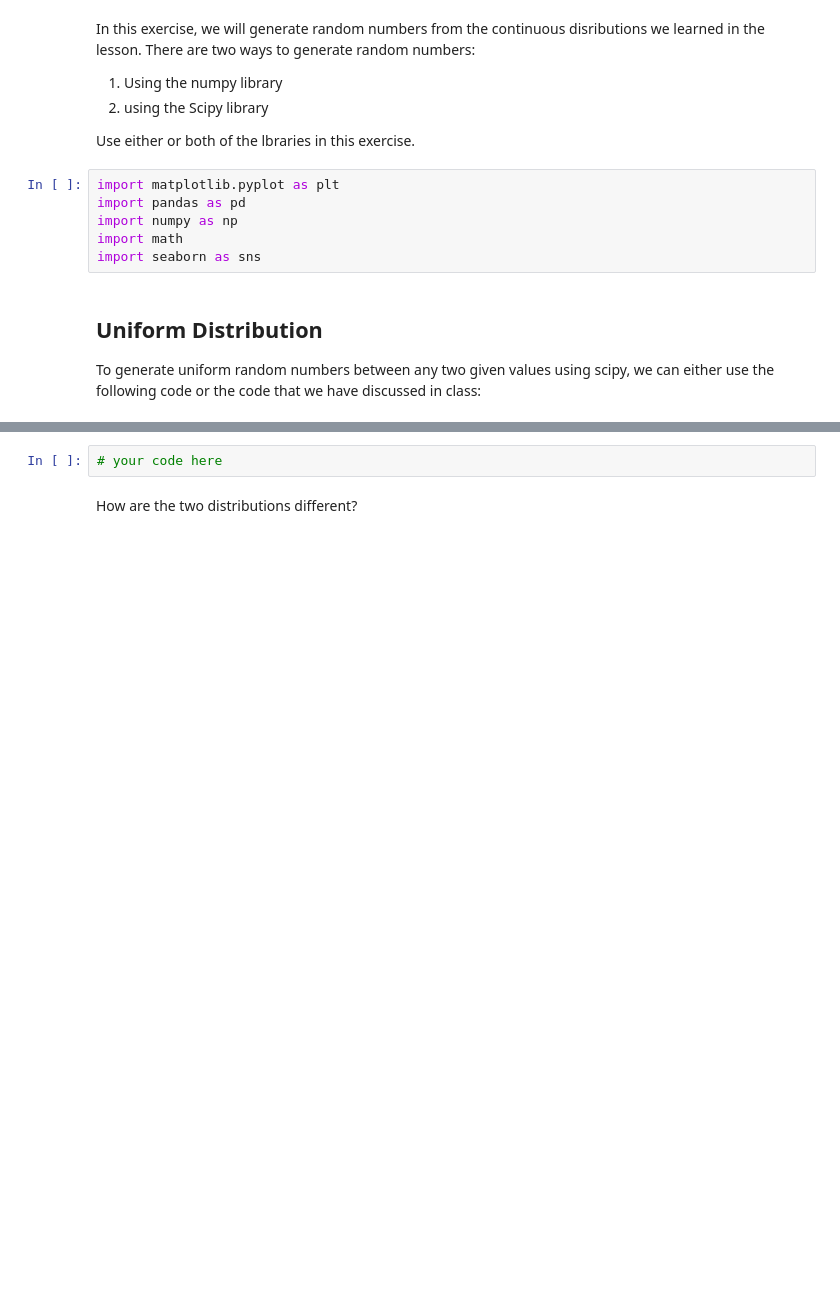
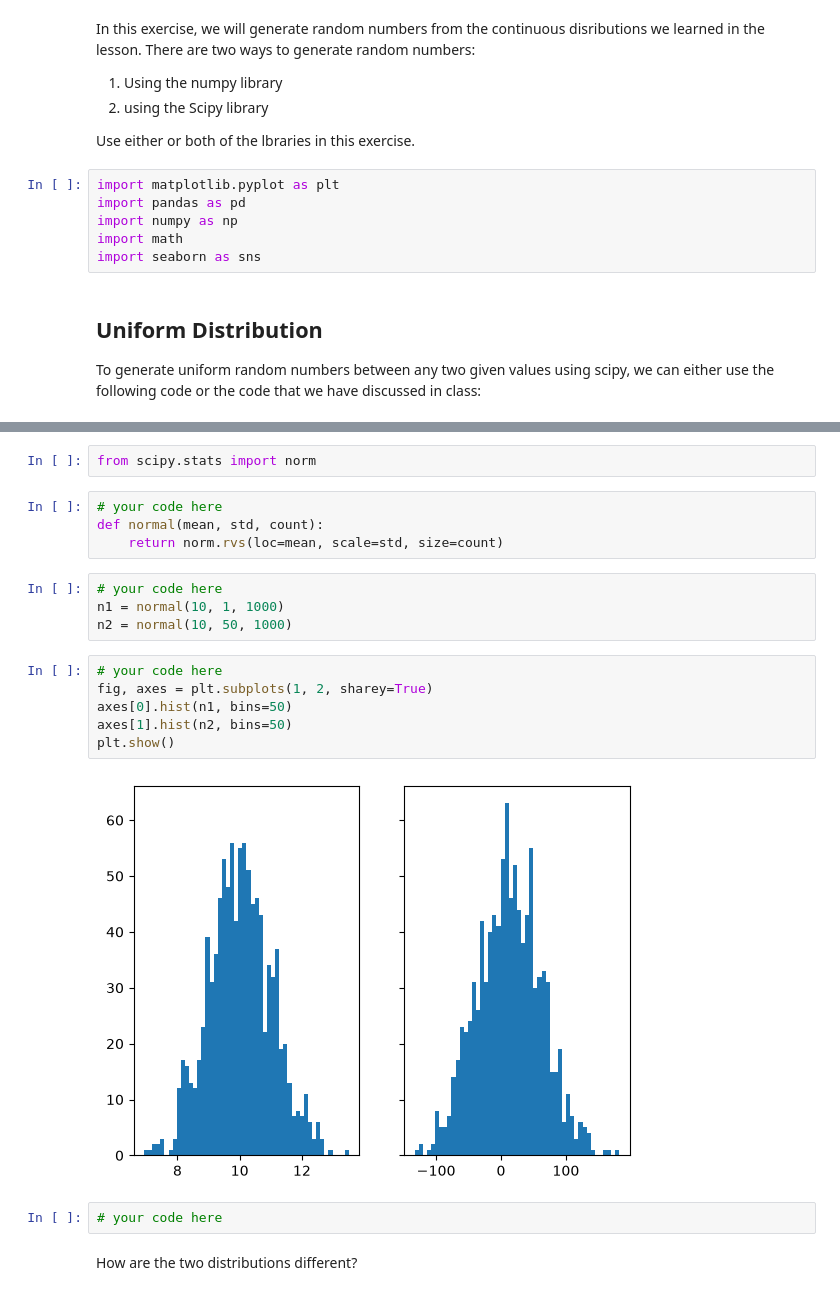
Before and after one commit to ironhack-labs/lab-continuous-probability-distributions-en, a Jupyter notebook: your-code/main.ipynb, the cells around one changed output, grey strips where cells are left out. Drawn from its saved outputs; the diff is of its cells as text; blank space fills up the shorter version.

```diff
--- a/your-code/main.ipynb
+++ b/your-code/main.ipynb
@@ -56,3 +80,21 @@ Your output should look like below:
+# %%
+from scipy.stats import norm
+# %%
+# your code here
+def normal(mean, std, count):
+    return norm.rvs(loc=mean, scale=std, size=count)
+# %%
+# your code here
+n1 = normal(10, 1, 1000)
+n2 = normal(10, 50, 1000)
+# %%
+# your code here
+fig, axes = plt.subplots(1, 2, sharey=True)
+axes[0].hist(n1, bins=50)
+axes[1].hist(n2, bins=50)
+plt.show()
+# %% [output]
+[figure, added]
 # %%
 # your code here
 # %% [markdown]
```
Also changed, not shown: parts of 41 cells of this notebook.
